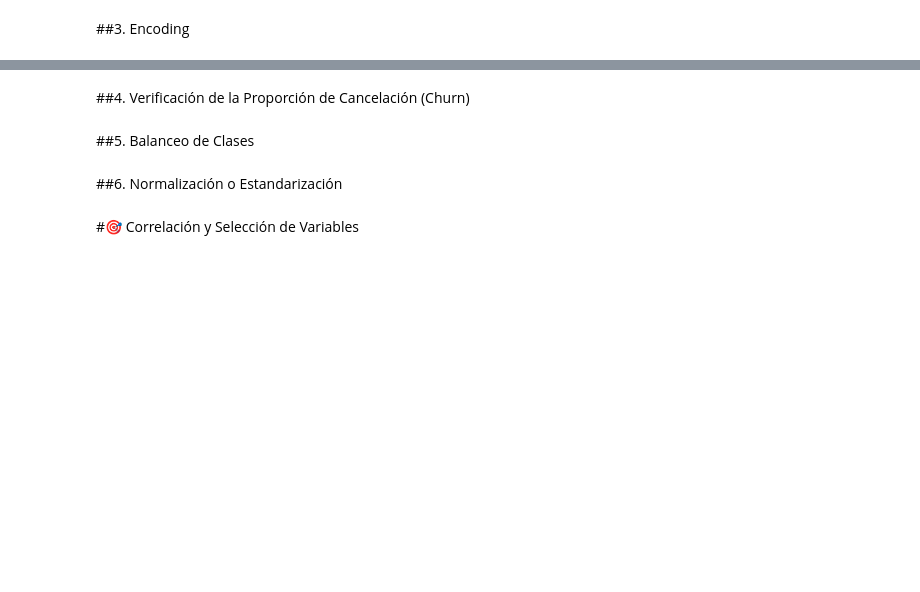
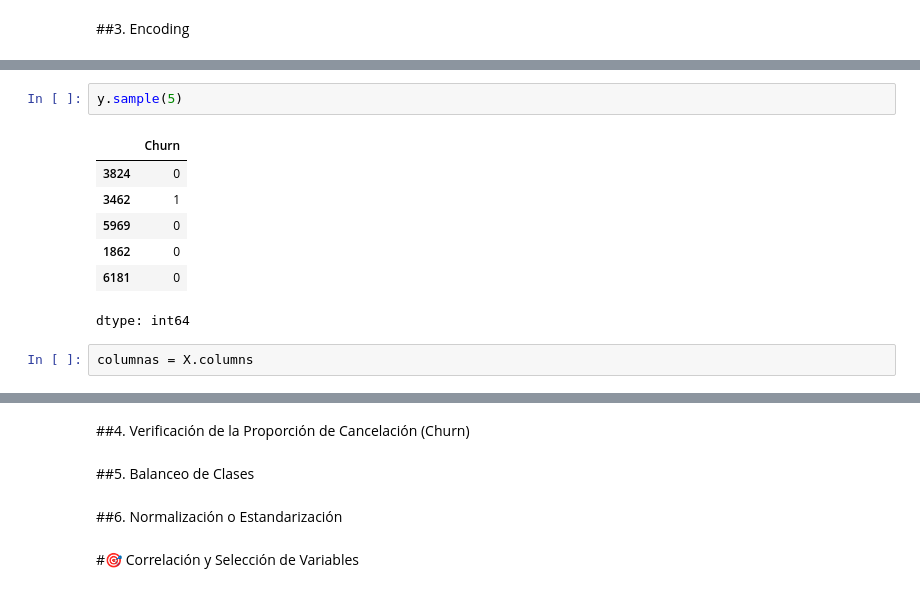
Before and after one commit to pablocelva/challenge-telecom-x-parte-2, a Jupyter notebook: TelecomX_LATAM_parte_2.ipynb, the cells around one changed output, grey strips where cells are left out. Cells and saved outputs as stored; diff of their text form; blank space fills up the shorter version.

```diff
--- a/TelecomX_LATAM_parte_2.ipynb
+++ b/TelecomX_LATAM_parte_2.ipynb
@@ -63,0 +76,12 @@ display(df_encoded.sample(5))
+# %%
+y.sample(5)
+# %% [output]
+|  | Churn |
+| 3824 | 0 |
+| 3462 | 1 |
+| 5969 | 0 |
+| 1862 | 0 |
+| 6181 | 0 |
+dtype: int64
+# %%
+columnas = X.columns
```
Also changed, not shown: parts of 12 cells of this notebook.
